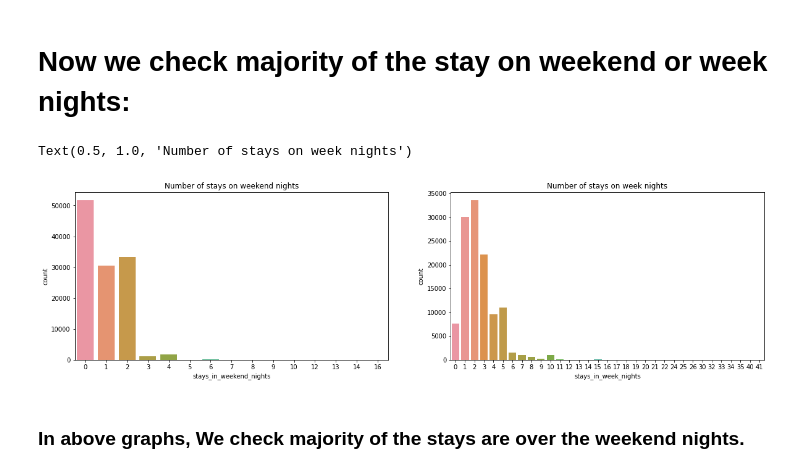
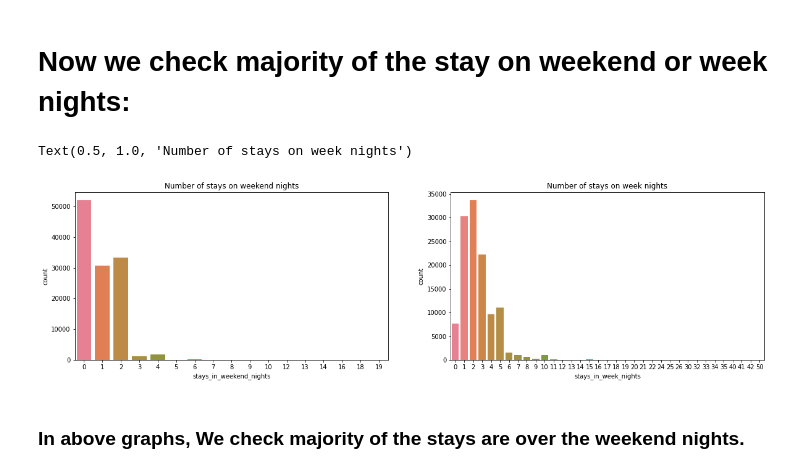
Before and after one commit to datascience-vivek/EDA-Capstone-Project-on-Hotel-Bookings, a Jupyter notebook: EDA_Capstone_Project_on_Hotel_Bookings.ipynb, the cells around one changed output. Saved outputs shown, nothing was run; the diff lists cells and outputs as text; code cells hidden in the pictures.

```diff
--- a/EDA_Capstone_Project_on_Hotel_Bookings.ipynb
+++ b/EDA_Capstone_Project_on_Hotel_Bookings.ipynb
@@ -98,7 +98,7 @@ dtype: int64
 
 *   Comapany and Agent column has much missing values, so fill them with zero in dataset to make no issue.
 # %%
-df[['agent','company']] = df[['agent','company']].fillna(0)
+df[['agent','company','country']] = df[['agent','company','country']].fillna(0)
 # %%
 df.shape
 # %% [output]
@@ -161,2 +136,0 @@ list(df.columns)
-# %%
-df= df.dropna(axis=0)
@@ -363,12 +316,12 @@ plt.show()
 # %%
 plt.figure(figsize=(20,5))
 plt.subplot(1,2,1)
-sns.countplot('stays_in_weekend_nights',data = df).set_title('Number of stays on weekend nights')
+sns.countplot('stays_in_weekend_nights', palette='husl',data = df).set_title('Number of stays on weekend nights')
 plt.subplot(1,2,2)
-sns.countplot('stays_in_week_nights', data = df).set_title('Number of stays on week nights')
+sns.countplot('stays_in_week_nights', palette='husl', data = df).set_title('Number of stays on week nights')
 # %% [output]
 Text(0.5, 1.0, 'Number of stays on week nights')
-[figure, old version]
+[figure, new version]
 # %% [markdown]
 ### In above graphs, We check majority of the stays are over the weekend nights.
 # %% [markdown]
```
Also changed, not shown: parts of 26 cells of this notebook.
